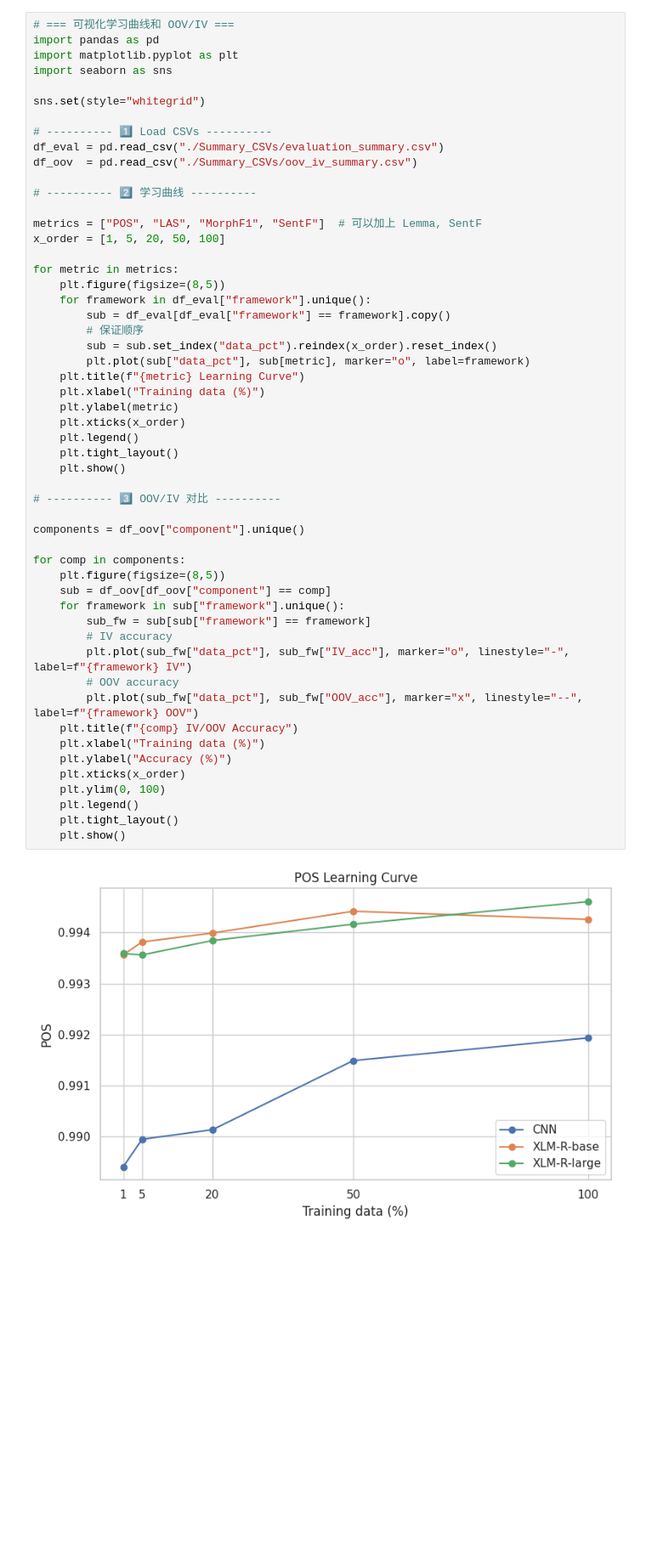
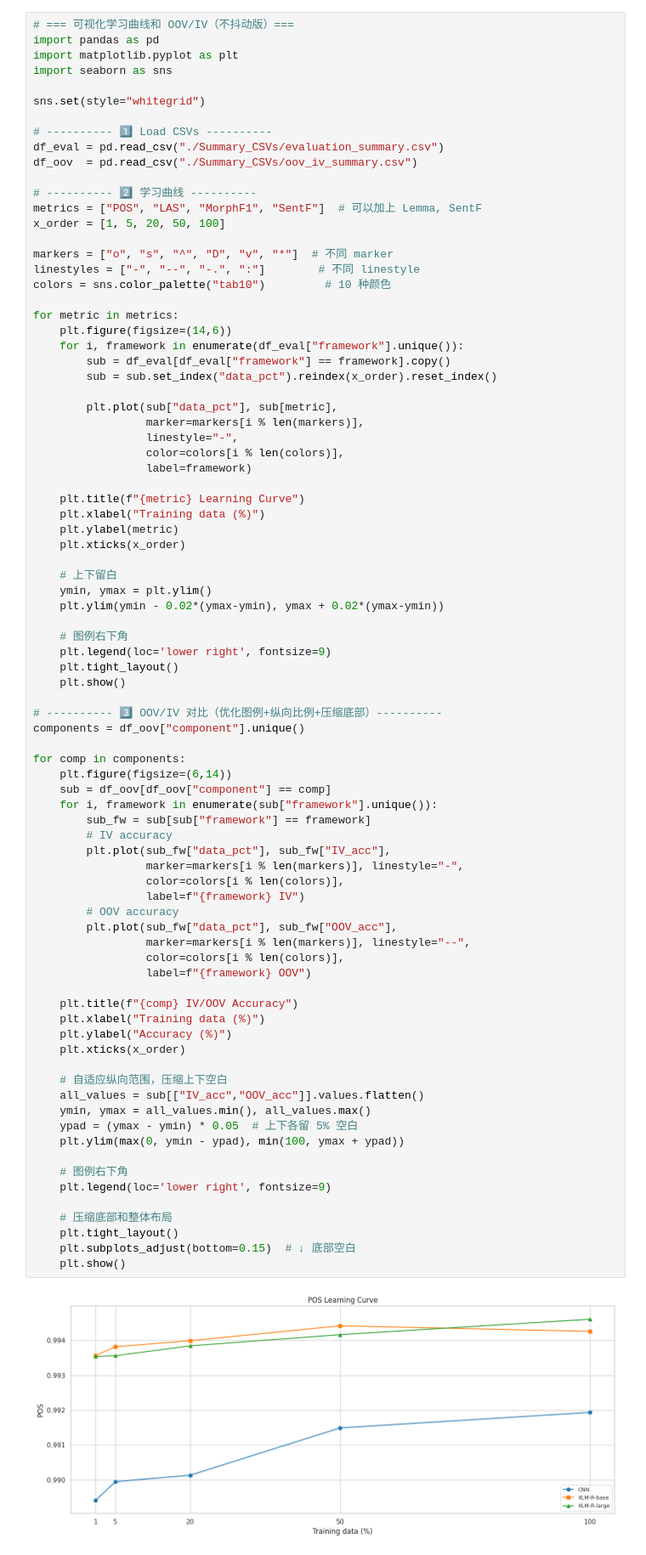
Before and after one commit to JesseLau24/Fengdi_Huang_Master_Thesis_Repo, a Jupyter notebook: 2_visualization.ipynb, the cells around one changed output. Shown at 85% size. Saved outputs shown, nothing was run; the diff lists cells and outputs as text; blank space fills up the shorter version.

```diff
--- a/2_visualization.ipynb
+++ b/2_visualization.ipynb
@@ -140,5 +165,5 @@ print("\n✅ Saved evaluation_summary.csv and oov_iv_summary.csv")
 # %%
-# === 可视化学习曲线和 OOV/IV ===
+# === 可视化学习曲线和 OOV/IV（不抖动版）===
 import pandas as pd
 import matplotlib.pyplot as plt
 import seaborn as sns
@@ -150,45 +175,75 @@ df_eval = pd.read_csv("./Summary_CSVs/evaluation_summary.csv")
 df_oov  = pd.read_csv("./Summary_CSVs/oov_iv_summary.csv")
 
 # ---------- 2️⃣ 学习曲线 ----------
-
 metrics = ["POS", "LAS", "MorphF1", "SentF"]  # 可以加上 Lemma, SentF
 x_order = [1, 5, 20, 50, 100]
 
+markers = ["o", "s", "^", "D", "v", "*"]  # 不同 marker
+linestyles = ["-", "--", "-.", ":"]        # 不同 linestyle
+colors = sns.color_palette("tab10")         # 10 种颜色
+
 for metric in metrics:
-    plt.figure(figsize=(8,5))
-    for framework in df_eval["framework"].unique():
+    plt.figure(figsize=(14,6))
+    for i, framework in enumerate(df_eval["framework"].unique()):
         sub = df_eval[df_eval["framework"] == framework].copy()
-        # 保证顺序
         sub = sub.set_index("data_pct").reindex(x_order).reset_index()
-        plt.plot(sub["data_pct"], sub[metric], marker="o", label=framework)
+
+        plt.plot(sub["data_pct"], sub[metric],
+                 marker=markers[i % len(markers)],
+                 linestyle="-",
+                 color=colors[i % len(colors)],
+                 label=framework)
+
     plt.title(f"{metric} Learning Curve")
     plt.xlabel("Training data (%)")
     plt.ylabel(metric)
     plt.xticks(x_order)
-    plt.legend()
+
+    # 上下留白
+    ymin, ymax = plt.ylim()
+    plt.ylim(ymin - 0.02*(ymax-ymin), ymax + 0.02*(ymax-ymin))
+
+    # 图例右下角
+    plt.legend(loc='lower right', fontsize=9)
     plt.tight_layout()
     plt.show()
 
-# ---------- 3️⃣ OOV/IV 对比 ----------
-
+# ---------- 3️⃣ OOV/IV 对比（优化图例+纵向比例+压缩底部）----------
 components = df_oov["component"].unique()
 
 for comp in components:
-    plt.figure(figsize=(8,5))
+    plt.figure(figsize=(6,14))
     sub = df_oov[df_oov["component"] == comp]
-    for framework in sub["framework"].unique():
+    for i, framework in enumerate(sub["framework"].unique()):
         sub_fw = sub[sub["framework"] == framework]
         # IV accuracy
-        plt.plot(sub_fw["data_pct"], sub_fw["IV_acc"], marker="o", linestyle="-", label=f"{framework} IV")
+        plt.plot(sub_fw["data_pct"], sub_fw["IV_acc"],
+                 marker=markers[i % len(markers)], linestyle="-",
+                 color=colors[i % len(colors)],
+                 label=f"{framework} IV")
         # OOV accuracy
-        plt.plot(sub_fw["data_pct"], sub_fw["OOV_acc"], marker="x", linestyle="--", label=f"{framework} OOV")
+        plt.plot(sub_fw["data_pct"], sub_fw["OOV_acc"],
+                 marker=markers[i % len(markers)], linestyle="--",
+                 color=colors[i % len(colors)],
+                 label=f"{framework} OOV")
+
     plt.title(f"{comp} IV/OOV Accuracy")
     plt.xlabel("Training data (%)")
     plt.ylabel("Accuracy (%)")
     plt.xticks(x_order)
-    plt.ylim(0, 100)
-    plt.legend()
+
+    # 自适应纵向范围，压缩上下空白
+    all_values = sub[["IV_acc","OOV_acc"]].values.flatten()
+    ymin, ymax = all_values.min(), all_values.max()
+    ypad = (ymax - ymin) * 0.05  # 上下各留 5% 空白
+    plt.ylim(max(0, ymin - ypad), min(100, ymax + ypad))
+
+    # 图例右下角
+    plt.legend(loc='lower right', fontsize=9)
+
+    # 压缩底部和整体布局
     plt.tight_layout()
+    plt.subplots_adjust(bottom=0.15)  # ↓ 底部空白
     plt.show()
 # %% [output]
-[figure, old version]
+[figure, new version]
```
Also changed, not shown: parts of 4 cells of this notebook, 11 other files.
